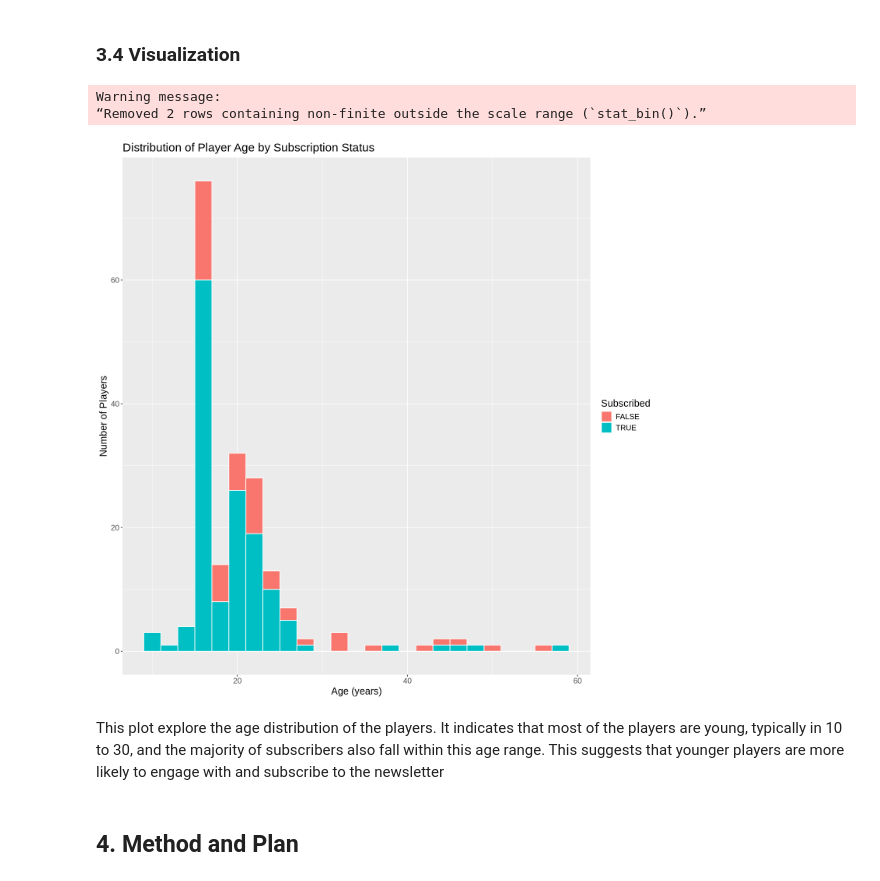
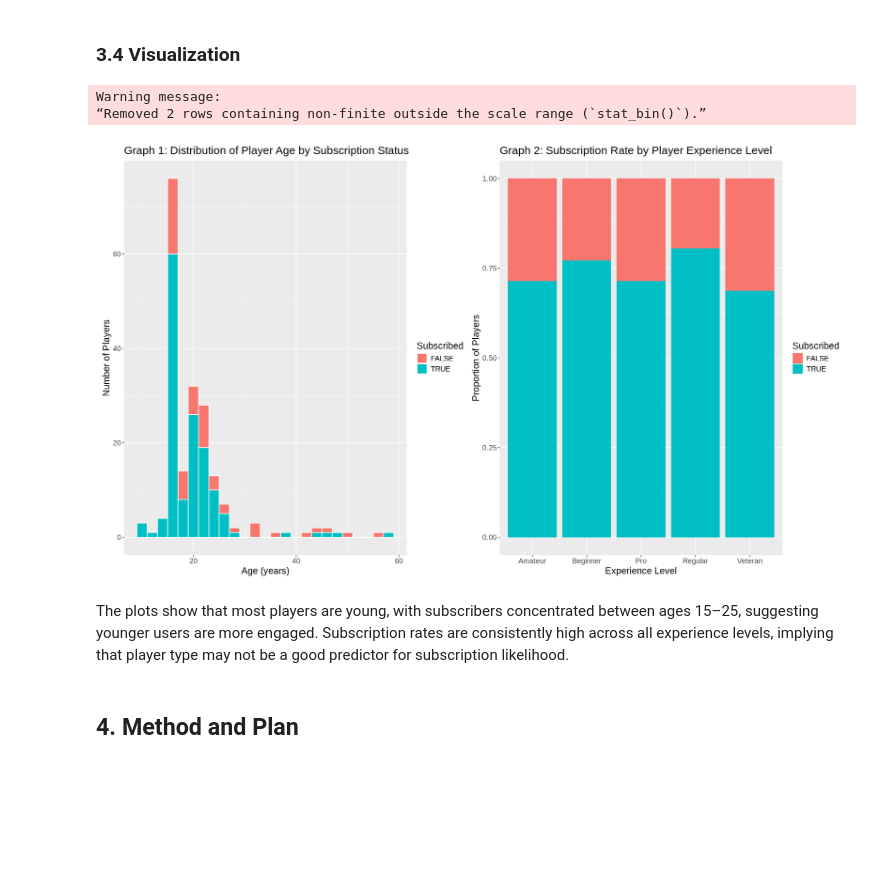
Before and after one commit to Zncufeauag1/DSCI-Project-Plan, a Jupyter notebook: Project Plan.ipynb, the cells around one changed output. Cells and saved outputs as stored; diff of their text form; code cells hidden in the pictures; blank space fills up the shorter version.

```diff
--- a/Project Plan.ipynb
+++ b/Project Plan.ipynb
@@ -130,21 +113,30 @@ Age <- players |>
 # %% [markdown]
 ### 3.4 Visualization
 # %%
-options(repr.plot.width = 12, repr.plot.height = 12)
+options(repr.plot.width = 17, repr.plot.height = 10)
 
-ggplot(players_tidy, aes(x = Age, fill = subscribe)) +
+Graph_1 <- ggplot(players_tidy, aes(x = Age, fill = subscribe)) +
   geom_histogram(binwidth = 2, color = "white") +
-  labs(title = "Distribution of Player Age by Subscription Status",
+  labs(title = "Graph 1: Distribution of Player Age by Subscription Status",
        x = "Age (years)",
        y = "Number of Players",
        fill = "Subscribed") +
     theme(text = element_text(size = 15))
+
+Graph_2 <- ggplot(players_tidy, aes(x = experience, fill = subscribe)) +
+  geom_bar(position = "fill") +
+  labs(title = "Graph 2: Subscription Rate by Player Experience Level",
+       x = "Experience Level",
+       y = "Proportion of Players",
+       fill = "Subscribed") +
+  theme(text = element_text(size = 15))
+
+Graph_1 + Graph_2
 # %% [output]
 Warning message:
 “Removed 2 rows containing non-finite outside the scale range (`stat_bin()`).”
-[figure, old version]
+[figure, new version]
 # %% [markdown]
-This plot explore the age distribution of the players. It indicates that most of the players are young, typically in 10 to 30, and the majority of subscribers also fall within this age range.
-This suggests that younger players are more likely to engage with and subscribe to the newsletter
+The plots show that most players are young, with subscribers concentrated between ages 15–25, suggesting younger users are more engaged. Subscription rates are consistently high across all experience levels, implying that player type may not be a good predictor for subscription likelihood.
 # %% [markdown]
 ## 4. Method and Plan
```
Also changed, not shown: parts of 1 cell of this notebook.
